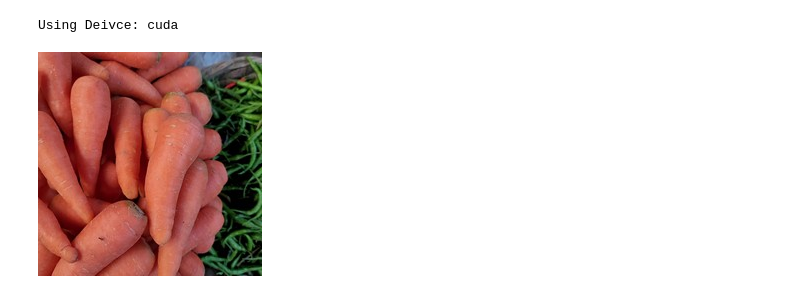
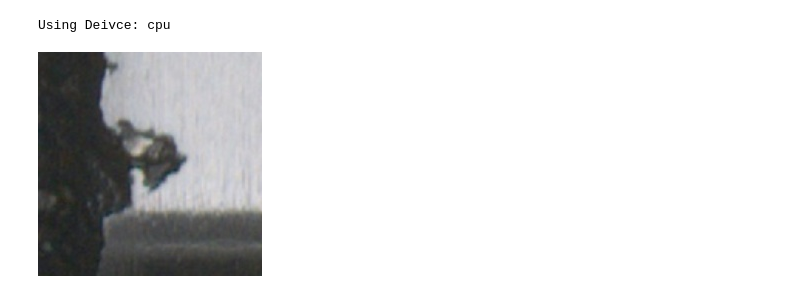
Before and after one commit to umarxfhu/Content-Based-Image-Retrieval, a Jupyter notebook: playground_notebooks/faiss_debug.ipynb, the cells around one changed output. Saved outputs shown, nothing was run; the diff lists cells and outputs as text; code cells hidden in the pictures.

```diff
--- a/playground_notebooks/faiss_debug.ipynb
+++ b/playground_notebooks/faiss_debug.ipynb
@@ -8,13 +9,20 @@ import faiss
 import torch
 # %%
 # img_paths used below with FAISS code
-with open('resources/vegImgs_img_paths.pickle', 'rb') as f:  img_paths = pickle.load(f)
-with open('resources/vegImgs_features.pickle', 'rb') as f:  features = pickle.load(f)
+with open('/Users/umar/UWaterloo/Musashi Winter Co-op/resources-lobe/lobe_img_paths.pickle', 'rb') as f:
+    img_paths = pickle.load(f)
+with open('/Users/umar/UWaterloo/Musashi Winter Co-op/resources-lobe/lobe_features.pickle', 'rb') as f:
+    features = pickle.load(f)
+
+img_paths = [os.path.join("../src/", path) for path in img_paths]
+img_paths
 # %%
 # Model
 DEVICE = 'cuda' if torch.cuda.is_available() else 'cpu'
 print("Using Deivce:", DEVICE)
-model = models.resnet50(pretrained=True)
+# We use ResNet for its short feature length of 2048 compared to 25k+ of Vgg etc.
+# Which means more efficient nearest neighbor search and lower the curse of dimensionality.
+model = models.resnet101(pretrained=True)
 model.to(DEVICE)
 
 # Helper fxn
@@ -34,7 +42,7 @@ transform = transforms.Compose([
                             std=[0.229, 0.224, 0.225])
 ])
 
-
+# The feature length that ResNet outputs
 dimension = 2048
 
 # index = faiss.IndexFlatIP(2048)
@@ -49,16 +57,17 @@ index.add(features)
 # print(index.__sizeof__(), "bytes")
 # print(features.__sizeof__(), "bytes")
 # %% [output]
-Using Deivce: cuda
+Using Deivce: cpu
 # %%
-query_image = '/home/umar-musashi/Downloads/Vegetable Images/test/Carrot/1002.jpg'
-
+# query_image = '/Users/umar/UWaterloo/Musashi Winter Co-op/Datasets/lobe/_por_dirt__47.357264_Class_1_GJKZA21203070801JT4E 6A267 AA_60_lobe_bot_2021_07_22_19_12_10_0_.jpg'
+my_index = 3137
+query_image = img_paths[my_index]
 # query_image = test_img_paths[1][0]
 # print(query_image)
 # print(classname(query_image))
 PIL_img = Image.open(query_image)
 PIL_img = PIL_img.convert('RGB')
 PIL_img
 # %% [output]
-[figure, old version]
+[figure, new version]
 # %%
```
Also changed, not shown: parts of 10 cells of this notebook, 10 other files.
